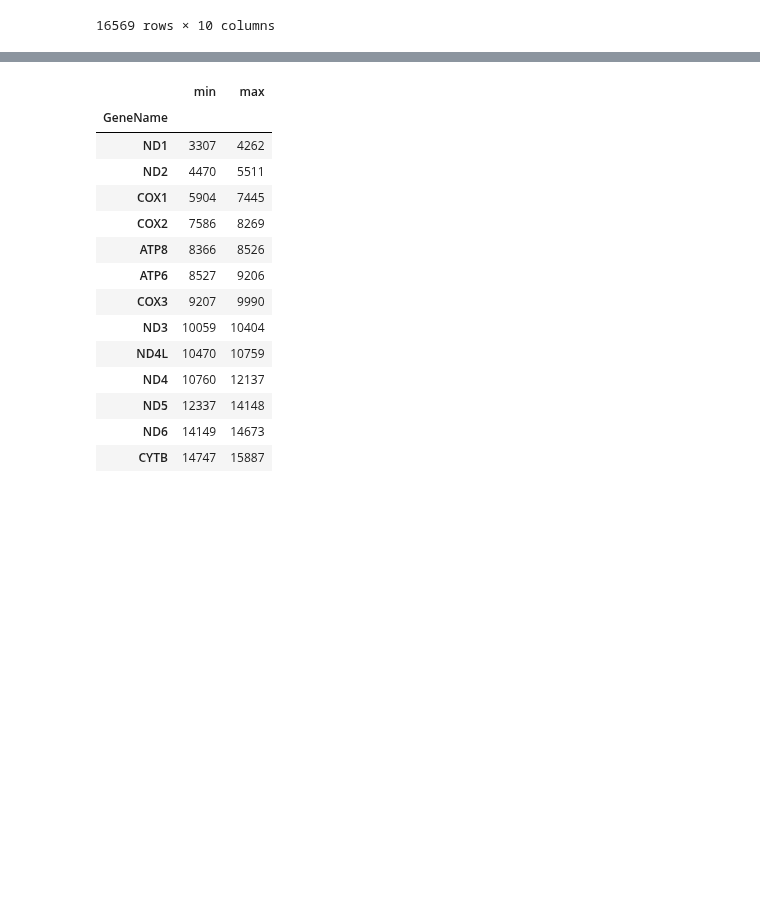
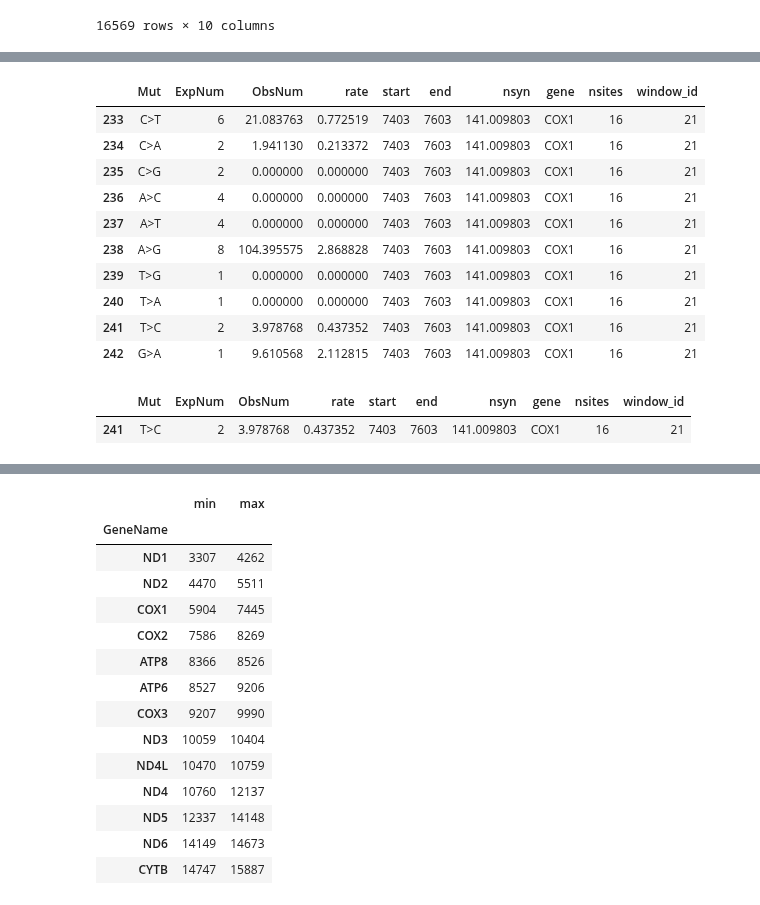
Before and after one commit to mitoclub/AminoAcidShift, a Jupyter notebook: human_germline.ipynb, the cells around one changed output, grey strips where cells are left out. Drawn from its saved outputs; the diff is of its cells as text; code cells hidden in the pictures; blank space fills up the shorter version.

```diff
--- a/human_germline.ipynb
+++ b/human_germline.ipynb
@@ -175,3 +167,22 @@ df_grad.head()
+# %%
+df_grad.query('window_id == 21')
+# %% [output]
+|  | Mut | ExpNum | ObsNum | rate | start | end | nsyn | gene | nsites | window_id |
+| 233 | C>T | 6 | 21.083763 | 0.772519 | 7403 | 7603 | 141.009803 | COX1 | 16 | 21 |
+| 234 | C>A | 2 | 1.941130 | 0.213372 | 7403 | 7603 | 141.009803 | COX1 | 16 | 21 |
+| 235 | C>G | 2 | 0.000000 | 0.000000 | 7403 | 7603 | 141.009803 | COX1 | 16 | 21 |
+| 236 | A>C | 4 | 0.000000 | 0.000000 | 7403 | 7603 | 141.009803 | COX1 | 16 | 21 |
+| 237 | A>T | 4 | 0.000000 | 0.000000 | 7403 | 7603 | 141.009803 | COX1 | 16 | 21 |
+| 238 | A>G | 8 | 104.395575 | 2.868828 | 7403 | 7603 | 141.009803 | COX1 | 16 | 21 |
+| 239 | T>G | 1 | 0.000000 | 0.000000 | 7403 | 7603 | 141.009803 | COX1 | 16 | 21 |
+| 240 | T>A | 1 | 0.000000 | 0.000000 | 7403 | 7603 | 141.009803 | COX1 | 16 | 21 |
+| 241 | T>C | 2 | 3.978768 | 0.437352 | 7403 | 7603 | 141.009803 | COX1 | 16 | 21 |
+| 242 | G>A | 1 | 9.610568 | 2.112815 | 7403 | 7603 | 141.009803 | COX1 | 16 | 21 |
+# %%
+df_grad.query('Mut == "T>C" & rate < 1.5')
+# %% [output]
+|  | Mut | ExpNum | ObsNum | rate | start | end | nsyn | gene | nsites | window_id |
+| 241 | T>C | 2 | 3.978768 | 0.437352 | 7403 | 7603 | 141.009803 | COX1 | 16 | 21 |
 # %%
 df_grad.nsites.hist(bins=25)
 # %% [output]
```
Also changed, not shown: parts of 4 cells of this notebook.
